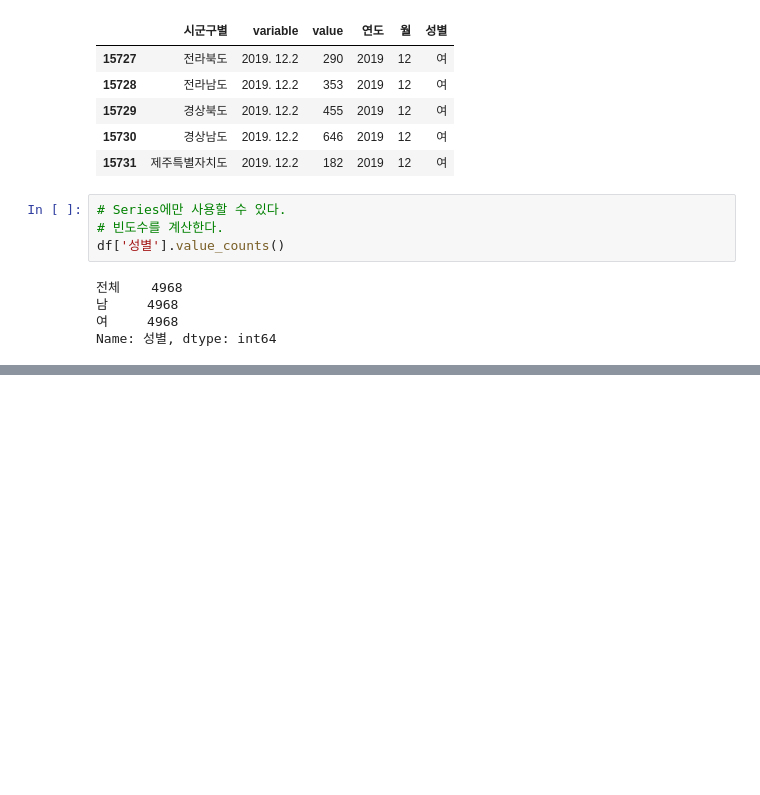
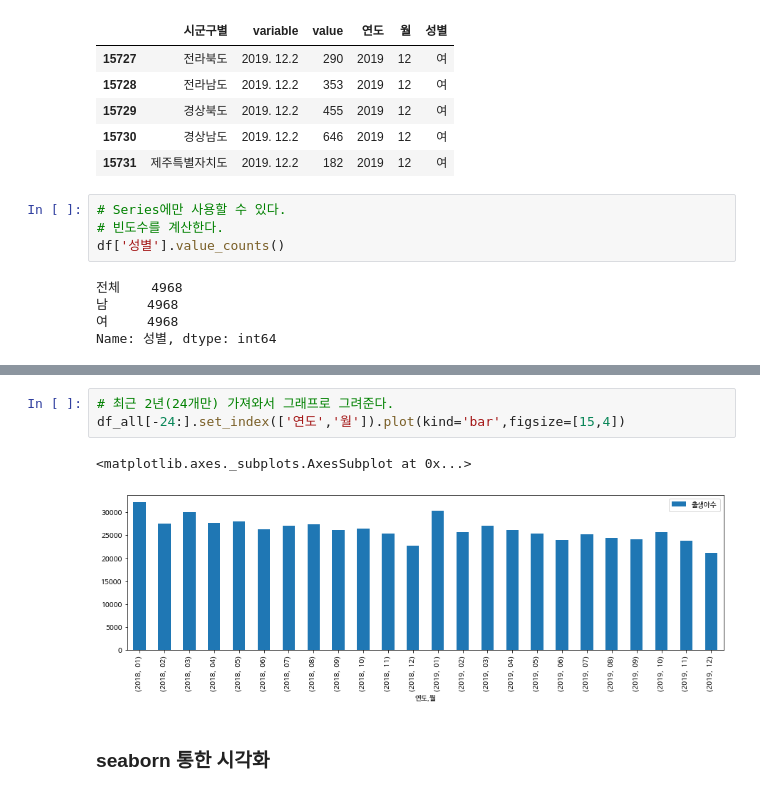
Before and after one commit to dlscks/pythondemo, a Jupyter notebook: python_25_2020년_인구_총_조사.ipynb, the cells around one changed output, grey strips where cells are left out. Saved outputs shown, nothing was run; the diff lists cells and outputs as text; blank space fills up the shorter version.

```diff
--- a/python_25_2020년_인구_총_조사.ipynb
+++ b/python_25_2020년_인구_총_조사.ipynb
@@ -408,0 +553,8 @@ Name: 성별, dtype: int64
+# %%
+# 최근 2년(24개만) 가져와서 그래프로 그려준다.
+df_all[-24:].set_index(['연도','월']).plot(kind='bar',figsize=[15,4])
+# %% [output]
+<matplotlib.axes._subplots.AxesSubplot at 0x...>
+[figure, added]
+# %% [markdown]
+### seaborn 통한 시각화
```
Also changed, not shown: parts of 34 cells of this notebook.
